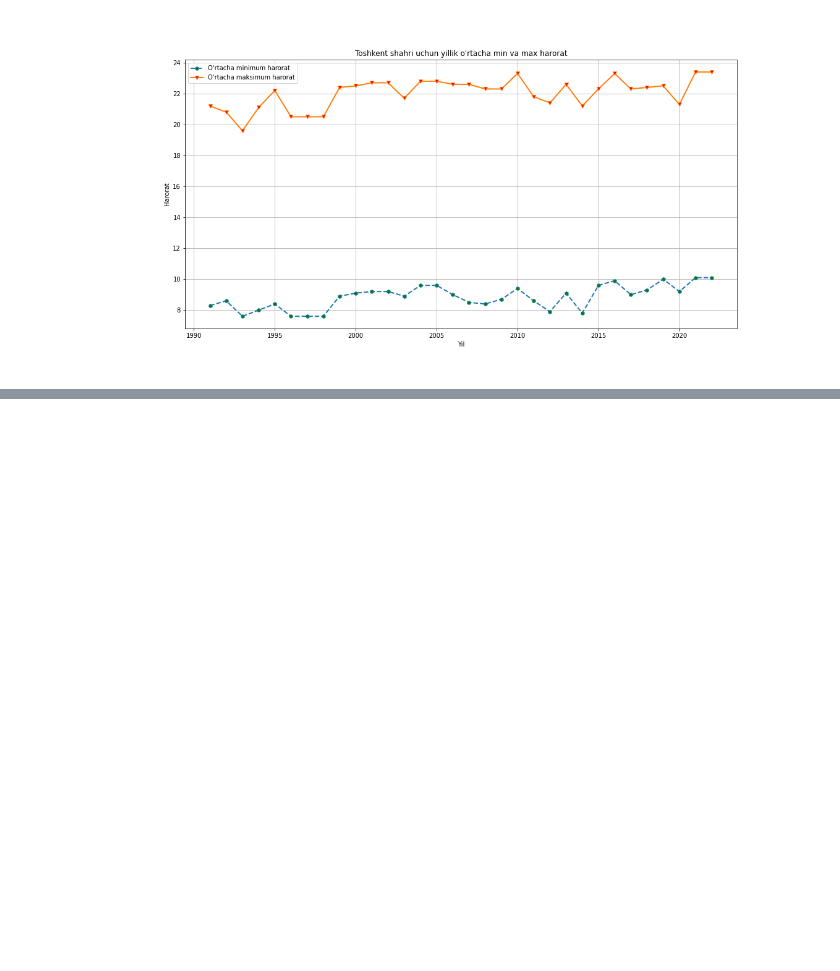
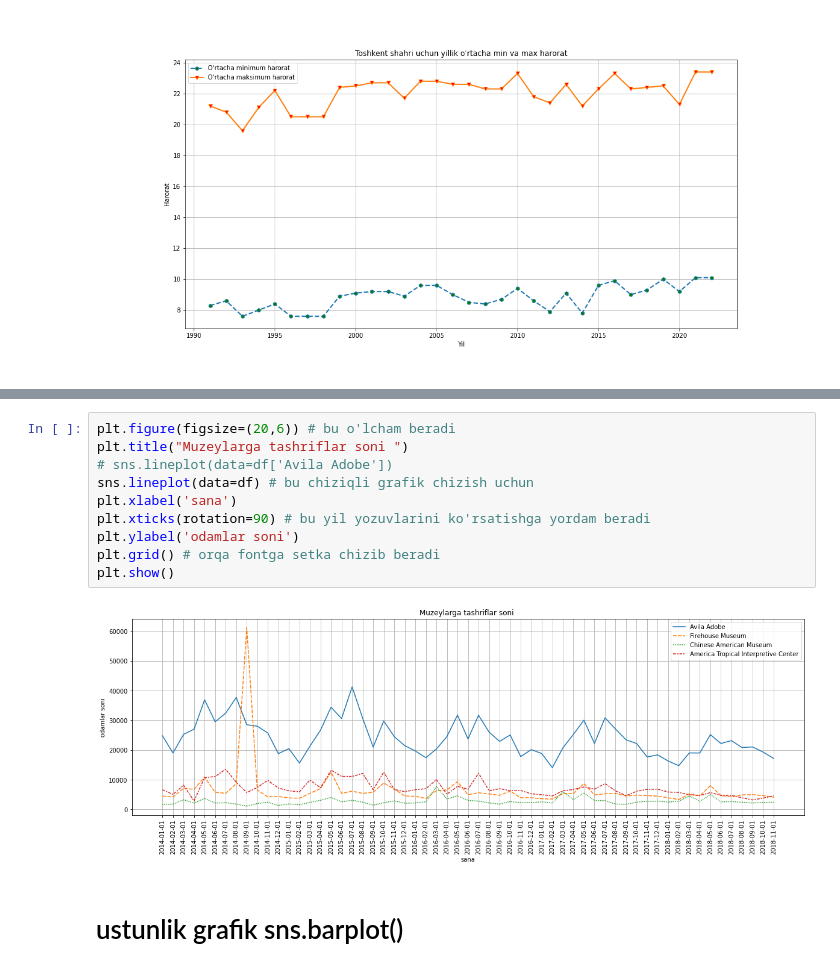
Before and after one commit to azamatnarzuloyev/Qollanma, a Jupyter notebook: grafik.ipynb, the cells around one changed output, grey strips where cells are left out. Cells and saved outputs as stored; diff of their text form; blank space fills up the shorter version.

```diff
--- a/grafik.ipynb
+++ b/grafik.ipynb
@@ -315,0 +346,14 @@ Image('tempMinMax.png')
+# %%
+plt.figure(figsize=(20,6)) # bu o'lcham beradi
+plt.title("Muzeylarga tashriflar soni ")
+# sns.lineplot(data=df['Avila Adobe'])
+sns.lineplot(data=df) # bu chiziqli grafik chizish uchun
+plt.xlabel('sana')
+plt.xticks(rotation=90) # bu yil yozuvlarini ko'rsatishga yordam beradi
+plt.ylabel('odamlar soni')
+plt.grid() # orqa fontga setka chizib beradi
+plt.show()
+# %% [output]
+[figure, added]
+# %% [markdown]
+# ustunlik grafik sns.barplot()
```
Also changed, not shown: parts of 51 cells of this notebook.
